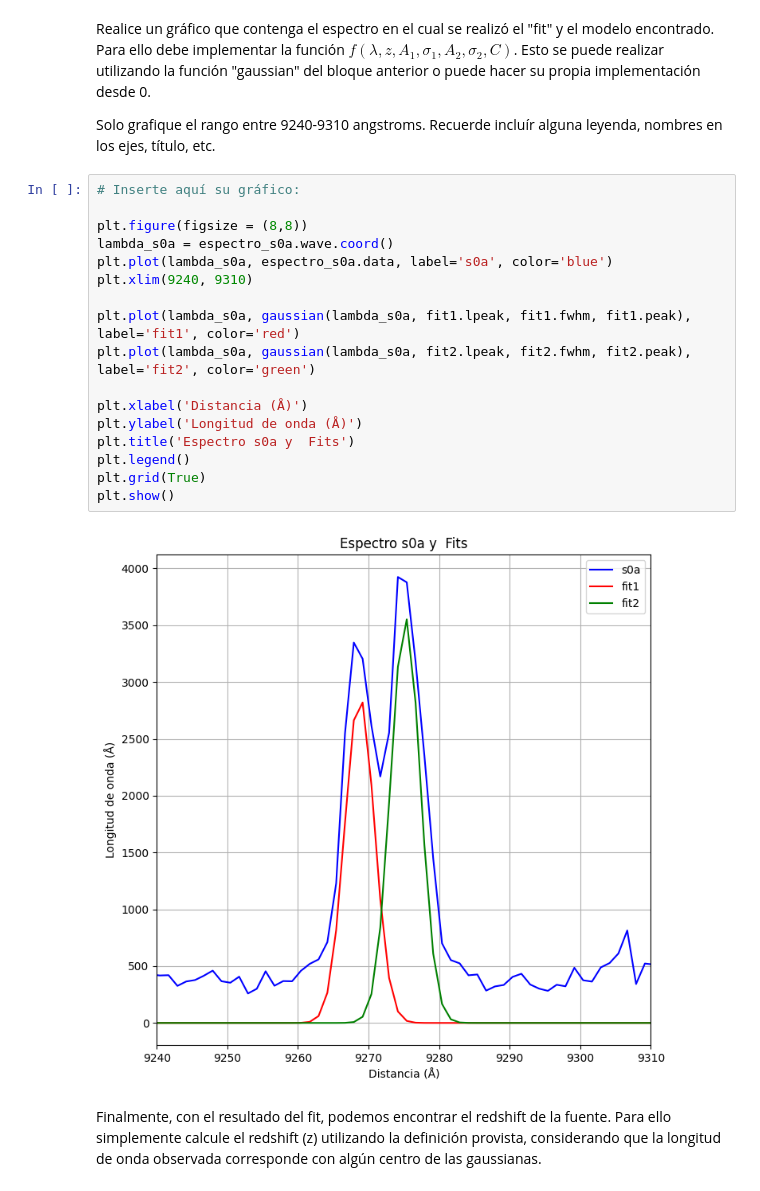
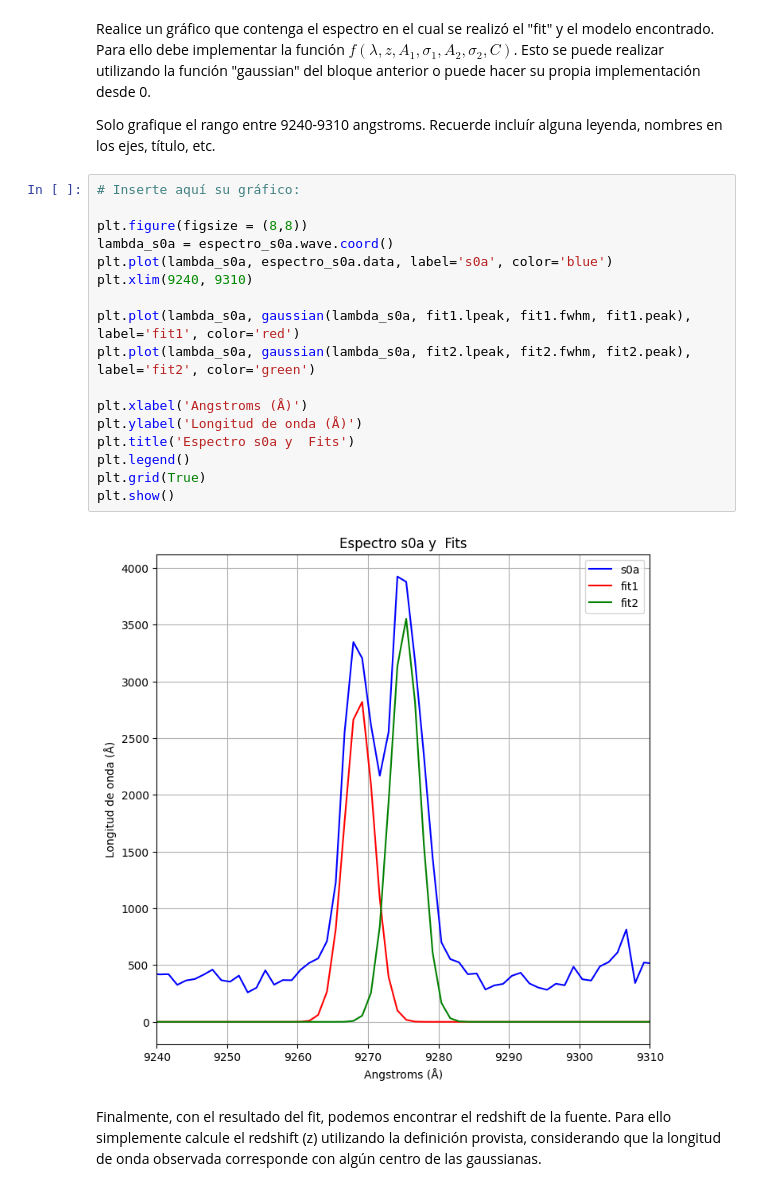
Before and after one commit to Cristobal-Gomez/Tarea-4, a Jupyter notebook: Tarea4.ipynb, the cells around one changed output. Saved outputs shown, nothing was run; the diff lists cells and outputs as text.

```diff
--- a/Tarea4.ipynb
+++ b/Tarea4.ipynb
@@ -385,22 +413,22 @@ Solo grafique el rango entre 9240-9310 angstroms. Recuerde incluír alguna leyen
 # %%
 # Inserte aquí su gráfico:
 
 plt.figure(figsize = (8,8))
 lambda_s0a = espectro_s0a.wave.coord()
 plt.plot(lambda_s0a, espectro_s0a.data, label='s0a', color='blue')
 plt.xlim(9240, 9310)
 
 plt.plot(lambda_s0a, gaussian(lambda_s0a, fit1.lpeak, fit1.fwhm, fit1.peak), label='fit1', color='red')
 plt.plot(lambda_s0a, gaussian(lambda_s0a, fit2.lpeak, fit2.fwhm, fit2.peak), label='fit2', color='green')
 
-plt.xlabel('Distancia (Å)')
+plt.xlabel('Angstroms (Å)')
 plt.ylabel('Longitud de onda (Å)')
 plt.title('Espectro s0a y  Fits')
 plt.legend()
 plt.grid(True)
 plt.show()
 # %% [output]
-[figure, old version]
+[figure, new version]
 # %% [markdown]
 Finalmente, con el resultado del fit, podemos encontrar el redshift de la fuente. Para ello simplemente calcule el redshift (z) utilizando la definición provista, considerando que la longitud de onda observada corresponde con algún centro de las gaussianas.
 # %%
```
Also changed, not shown: parts of 2 cells of this notebook.
